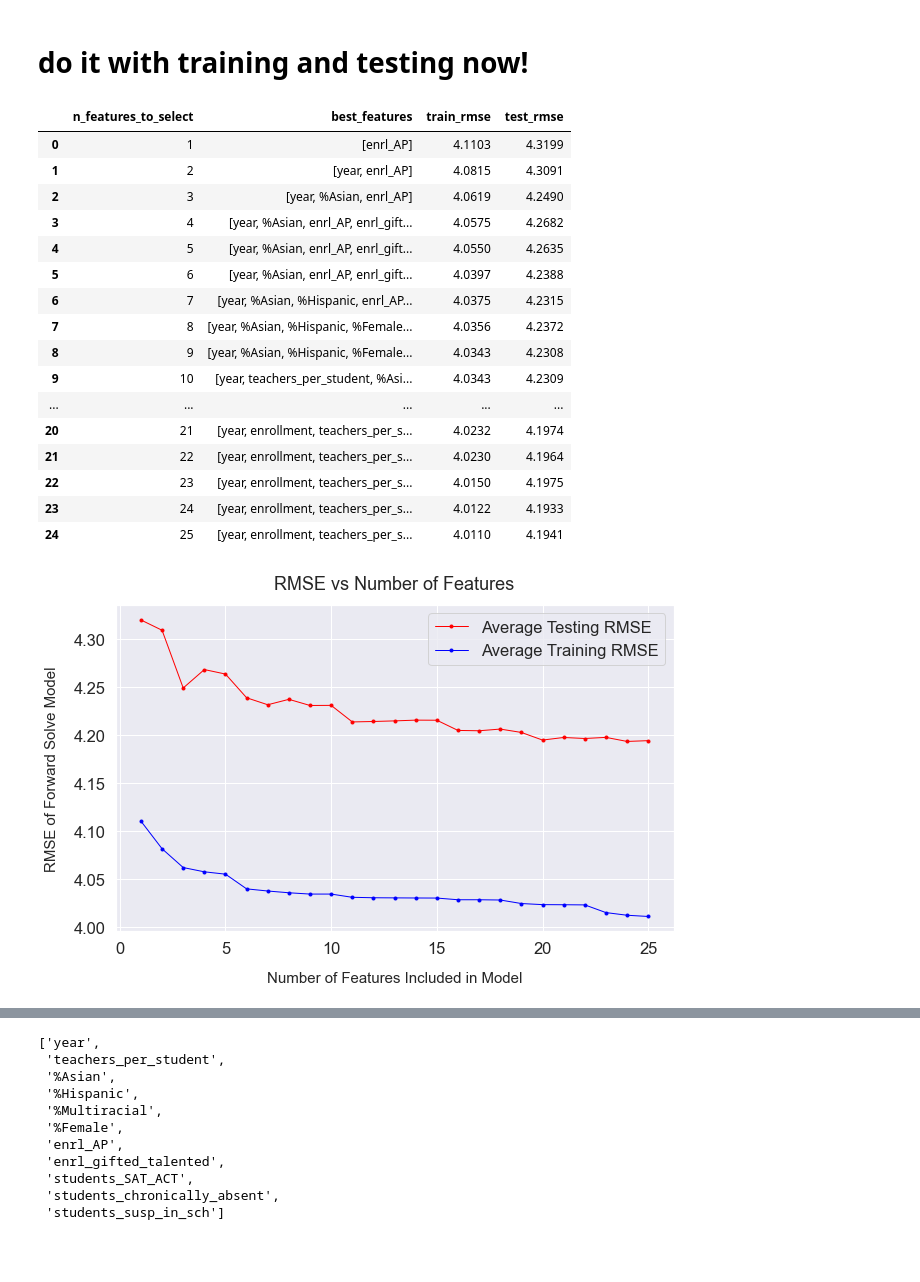
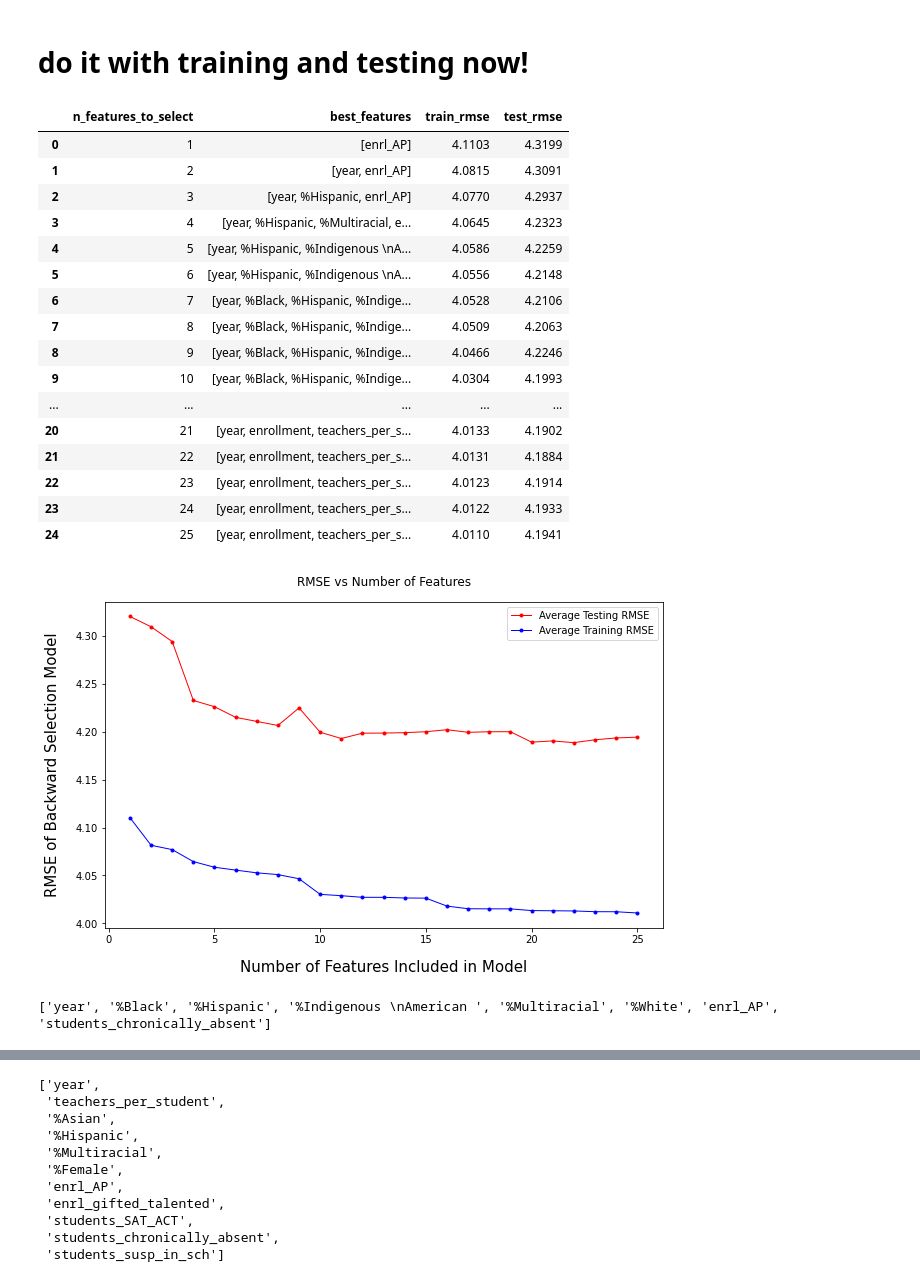
Before and after one commit to meeraduggs/AP-Exams, a Jupyter notebook: EDA/fowards_backwards_selection.ipynb, the cells around one changed output, grey strips where cells are left out. Saved outputs shown, nothing was run; the diff lists cells and outputs as text; code cells hidden in the pictures; blank space fills up the shorter version.

```diff
--- a/EDA/fowards_backwards_selection.ipynb
+++ b/EDA/fowards_backwards_selection.ipynb
@@ -43,13 +39,3 @@ from sklearn.metrics import mean_squared_error as mse
 def compute_rmse(predictions, yvalues):
     rmse = np.sqrt(np.sum(np.subtract(yvalues, predictions)**2)/len(yvalues))
     return rmse
-# %%
-sfs = SequentialFeatureSelector(lr, n_features_to_select=5,
-                                direction='forward', scoring='neg_mean_squared_error',
-                                cv = 5)
-sfs.fit(X, y)
-
-best_cols = sfs.get_support()
-best_cols = [i for i, x in enumerate(best_cols) if x]
-best_cols = ap.columns[best_cols].tolist()
-best_cols
@@ -71,7 +51,7 @@ lr = LinearRegression()
 
 for i in range(1, 26):
     sfs = SequentialFeatureSelector(lr, n_features_to_select=i,
-                                    direction='forward', scoring='neg_mean_squared_error',
+                                    direction='backward', scoring='neg_mean_squared_error',
                                     cv = 5)
     sfs.fit(X, y)
 
@@ -145,7 +107,7 @@ lr = LinearRegression()
 
 for i in range(1, 26):
     sfs = SequentialFeatureSelector(lr, n_features_to_select=i,
-                                    direction='forward', scoring='neg_mean_squared_error',
+                                    direction='backward', scoring='neg_mean_squared_error',
                                     cv = 5)
     sfs.fit(X_train, y_train)
 
@@ -177,17 +139,17 @@ score_board
 |  | n_features_to_select | best_features | train_rmse | test_rmse |
 | 0 | 1 | [enrl_AP] | 4.1103 | 4.3199 |
 | 1 | 2 | [year, enrl_AP] | 4.0815 | 4.3091 |
-| 2 | 3 | [year, %Asian, enrl_AP] | 4.0619 | 4.2490 |
-| 3 | 4 | [year, %Asian, enrl_AP, enrl_gift... | 4.0575 | 4.2682 |
-| 4 | 5 | [year, %Asian, enrl_AP, enrl_gift... | 4.0550 | 4.2635 |
-| 5 | 6 | [year, %Asian, enrl_AP, enrl_gift... | 4.0397 | 4.2388 |
-| 6 | 7 | [year, %Asian, %Hispanic, enrl_AP... | 4.0375 | 4.2315 |
-| 7 | 8 | [year, %Asian, %Hispanic, %Female... | 4.0356 | 4.2372 |
-| 8 | 9 | [year, %Asian, %Hispanic, %Female... | 4.0343 | 4.2308 |
-| 9 | 10 | [year, teachers_per_student, %Asi... | 4.0343 | 4.2309 |
+| 2 | 3 | [year, %Hispanic, enrl_AP] | 4.0770 | 4.2937 |
+| 3 | 4 | [year, %Hispanic, %Multiracial, e... | 4.0645 | 4.2323 |
+| 4 | 5 | [year, %Hispanic, %Indigenous \nA... | 4.0586 | 4.2259 |
+| 5 | 6 | [year, %Hispanic, %Indigenous \nA... | 4.0556 | 4.2148 |
+| 6 | 7 | [year, %Black, %Hispanic, %Indige... | 4.0528 | 4.2106 |
+| 7 | 8 | [year, %Black, %Hispanic, %Indige... | 4.0509 | 4.2063 |
+| 8 | 9 | [year, %Black, %Hispanic, %Indige... | 4.0466 | 4.2246 |
+| 9 | 10 | [year, %Black, %Hispanic, %Indige... | 4.0304 | 4.1993 |
 | ... | ... | ... | ... | ... |
-| 20 | 21 | [year, enrollment, teachers_per_s... | 4.0232 | 4.1974 |
-| 21 | 22 | [year, enrollment, teachers_per_s... | 4.0230 | 4.1964 |
-| 22 | 23 | [year, enrollment, teachers_per_s... | 4.0150 | 4.1975 |
+| 20 | 21 | [year, enrollment, teachers_per_s... | 4.0133 | 4.1902 |
+| 21 | 22 | [year, enrollment, teachers_per_s... | 4.0131 | 4.1884 |
+| 22 | 23 | [year, enrollment, teachers_per_s... | 4.0123 | 4.1914 |
 | 23 | 24 | [year, enrollment, teachers_per_s... | 4.0122 | 4.1933 |
 | 24 | 25 | [year, enrollment, teachers_per_s... | 4.0110 | 4.1941 |
@@ -194,17 +158,17 @@ score_board
 # %%
 plt.figure(figsize=(10,6))
 plt.plot(score_board['n_features_to_select'], score_board['test_rmse'], color="red", label="Average Testing RMSE", linewidth=1, marker='.')
 plt.plot(score_board['n_features_to_select'], score_board['train_rmse'], color="blue", label="Average Training RMSE", linewidth=1, marker='.')
 # plt.plot(optim_Lambda, best_test_rmse, marker='o', color='goldenrod', alpha=0.4, markersize = 15)
 # plt.text(optim_Lambda, best_test_rmse-.04, 'Optimal Lambda: {:.4f}'.format(Lambda[14]),
 #          color='goldenrod')
 plt.title("RMSE vs Number of Features", y=1.03)
 plt.xlabel("Number of Features Included in Model", fontsize=15, labelpad=15)
-plt.ylabel("RMSE of Forward Solve Model", fontsize=15, labelpad=15)
+plt.ylabel("RMSE of Backward Selection Model", fontsize=15, labelpad=15)
 plt.legend()
 plt.show()
 # %% [output]
-[figure, old version]
+[figure, new version]
 # %%
 ap.columns = ['year', 'ncessch', 'enrollment', 'AP_oneormore_relative',
        'teachers_per_student', 'security_gaurds_per_students',
@@ -219,4 +183,9 @@ ap.columns = ['year', 'ncessch', 'enrollment', 'AP_oneormore_relative',
 # %%
 from patsy import dmatrices
 import statsmodels.api as sm
+# %%
+for i in score_board[score_board['n_features_to_select']==8]['best_features']:
+    print(i)
+# %% [output]
+['year', '%Black', '%Hispanic', '%Indigenous \nAmerican ', '%Multiracial', '%White', 'enrl_AP', 'students_chronically_absent']
 # %%
```
Also changed, not shown: parts of 9 cells of this notebook, 7 other files.
